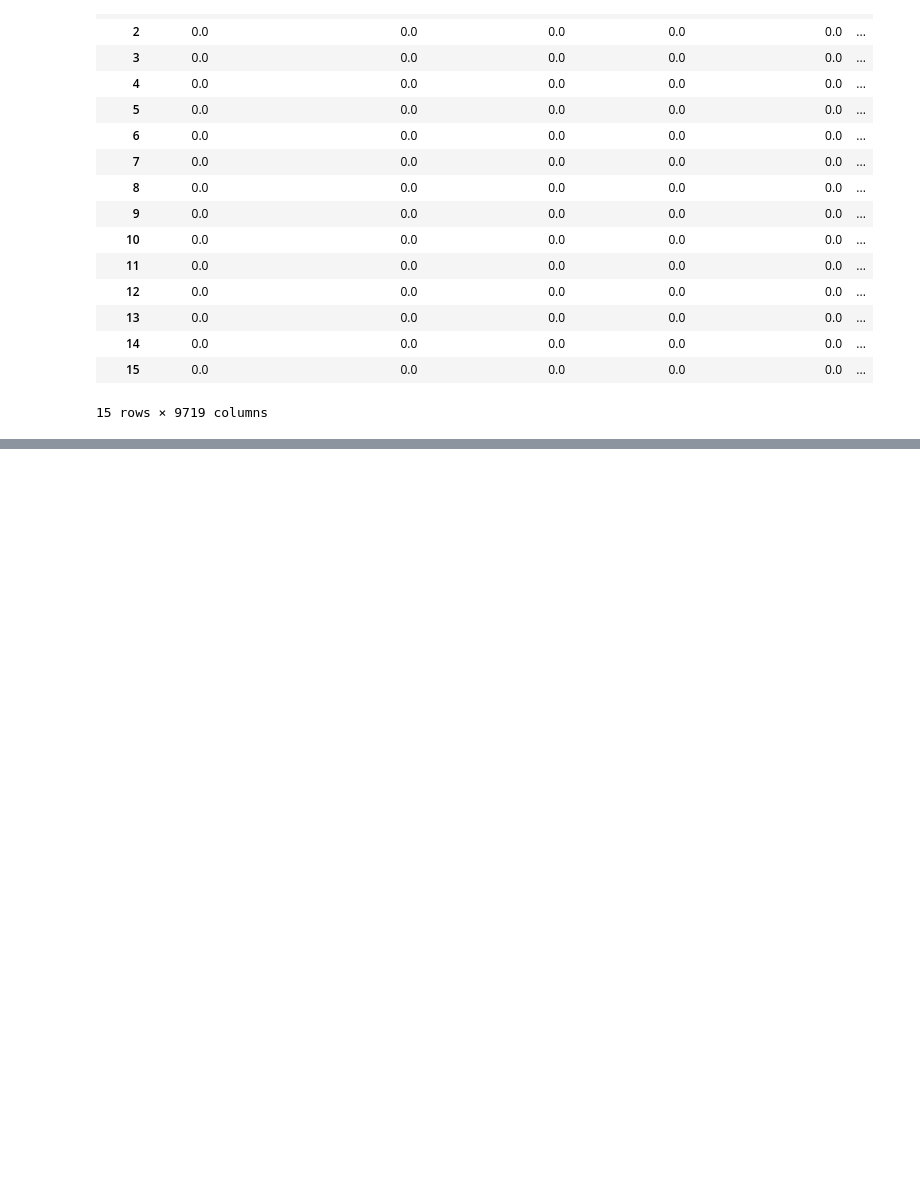
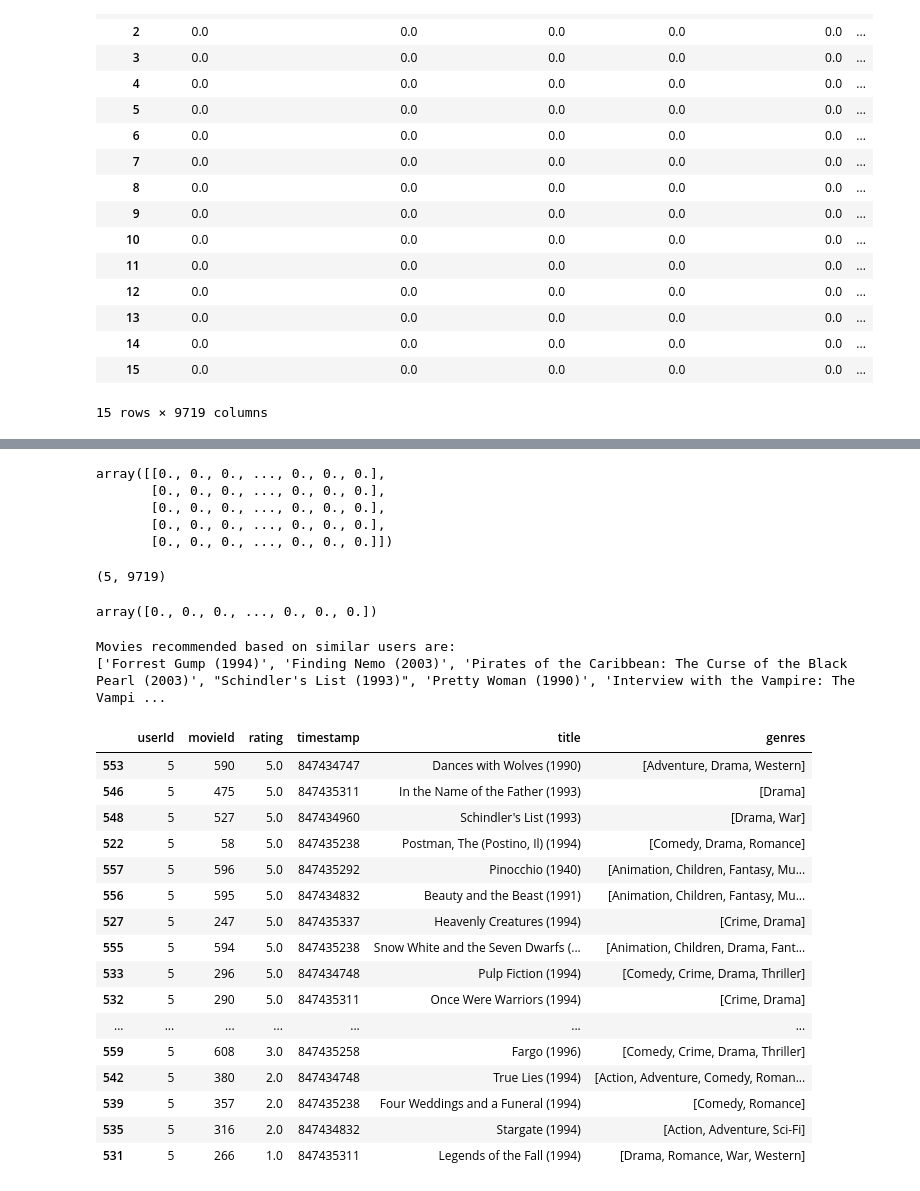
Before and after one commit to HackMelbourne/Movie-Recommendation-System, a Jupyter notebook: src.ipynb, the cells around one changed output, grey strips where cells are left out. Drawn from its saved outputs; the diff is of its cells as text; code cells hidden in the pictures; blank space fills up the shorter version.

Commit message:
Added KNN recommendations

```diff
--- a/src.ipynb
+++ b/src.ipynb
@@ -334,0 +385,20 @@ user_to_movie_df.head(15)
+# %%
+mov_rtngs_sim_users = user_to_movie_df.values[similar_user_list]
+mov_rtngs_sim_users
+# %% [output]
+array([[0., 0., 0., ..., 0., 0., 0.],
+       [0., 0., 0., ..., 0., 0., 0.],
+       [0., 0., 0., ..., 0., 0., 0.],
+       [0., 0., 0., ..., 0., 0., 0.],
+       [0., 0., 0., ..., 0., 0., 0.]])
+# %%
+weightage_list = weightage_list[:,np.newaxis] + np.zeros(len(movies_list))
+weightage_list.shape
+# %% [output]
+(5, 9719)
+# %%
+new_rating_matrix = weightage_list*mov_rtngs_sim_users
+mean_rating_list = new_rating_matrix.sum(axis =0)
+mean_rating_list
+# %% [output]
+array([0., 0., 0., ..., 0., 0., 0.])
@@ -334,0 +410,26 @@ user_to_movie_df.head(15)
+# %%
+print("Movies recommended based on similar users are: ")
+recommend_movies(10)
+# %% [output]
+Movies recommended based on similar users are:
+['Forrest Gump (1994)', 'Finding Nemo (2003)', 'Pirates of the Caribbean: The Curse of the Black Pearl (2003)', "Schindler's List (1993)", 'Pretty Woman (1990)', 'Interview with the Vampire: The Vampi ...
+# %%
+ratings_df.loc[ratings_df['userId'] == 5].sort_values('rating', ascending = False)
+# %% [output]
+|  | userId | movieId | rating | timestamp | title | genres |
+| 553 | 5 | 590 | 5.0 | 847434747 | Dances with Wolves (1990) | [Adventure, Drama, Western] |
+| 546 | 5 | 475 | 5.0 | 847435311 | In the Name of the Father (1993) | [Drama] |
+| 548 | 5 | 527 | 5.0 | 847434960 | Schindler's List (1993) | [Drama, War] |
+| 522 | 5 | 58 | 5.0 | 847435238 | Postman, The (Postino, Il) (1994) | [Comedy, Drama, Romance] |
+| 557 | 5 | 596 | 5.0 | 847435292 | Pinocchio (1940) | [Animation, Children, Fantasy, Mu... |
+| 556 | 5 | 595 | 5.0 | 847434832 | Beauty and the Beast (1991) | [Animation, Children, Fantasy, Mu... |
+| 527 | 5 | 247 | 5.0 | 847435337 | Heavenly Creatures (1994) | [Crime, Drama] |
+| 555 | 5 | 594 | 5.0 | 847435238 | Snow White and the Seven Dwarfs (... | [Animation, Children, Drama, Fant... |
+| 533 | 5 | 296 | 5.0 | 847434748 | Pulp Fiction (1994) | [Comedy, Crime, Drama, Thriller] |
+| 532 | 5 | 290 | 5.0 | 847435311 | Once Were Warriors (1994) | [Crime, Drama] |
+| ... | ... | ... | ... | ... | ... | ... |
+| 559 | 5 | 608 | 3.0 | 847435258 | Fargo (1996) | [Comedy, Crime, Drama, Thriller] |
+| 542 | 5 | 380 | 2.0 | 847434748 | True Lies (1994) | [Action, Adventure, Comedy, Roman... |
+| 539 | 5 | 357 | 2.0 | 847435238 | Four Weddings and a Funeral (1994) | [Comedy, Romance] |
+| 535 | 5 | 316 | 2.0 | 847434832 | Stargate (1994) | [Action, Adventure, Sci-Fi] |
+| 531 | 5 | 266 | 1.0 | 847435311 | Legends of the Fall (1994) | [Drama, Romance, War, Western] |
```
Also changed, not shown: parts of 8 cells of this notebook.
